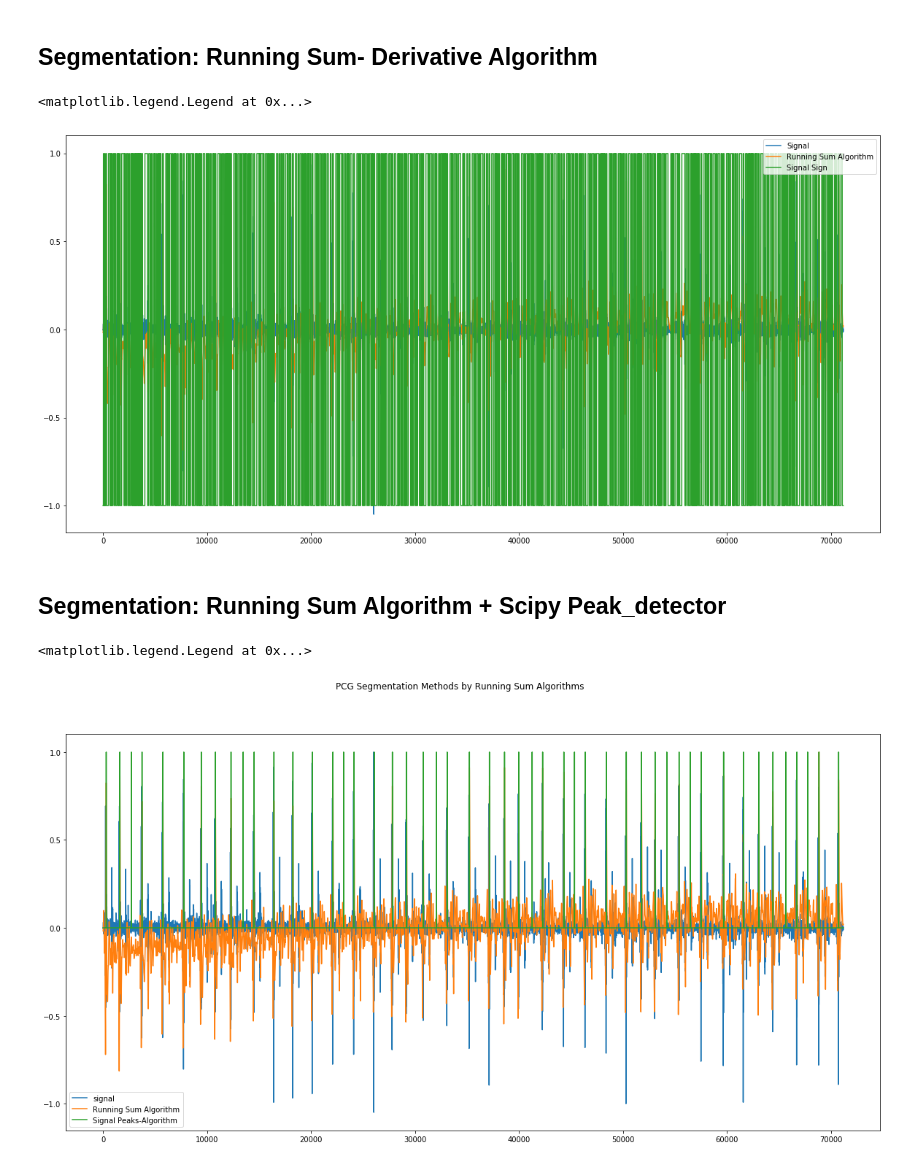
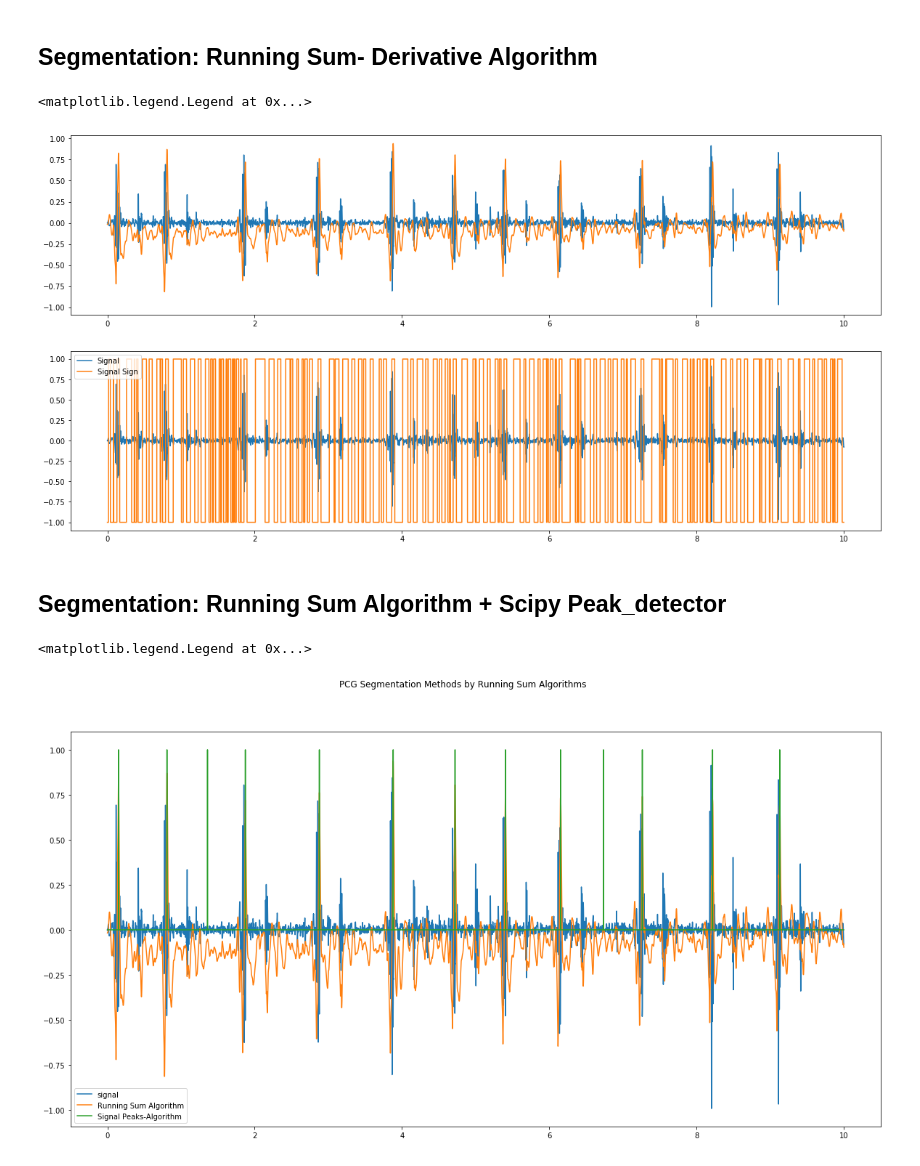
Before and after one commit to kevinmgamboa/Digital-Heart-Sound-Segmentation, a Jupyter notebook: PCG-Segmentation_Methods_01.ipynb, the cells around one changed output. Drawn from its saved outputs; the diff is of its cells as text; code cells hidden in the pictures.

```diff
--- a/PCG-Segmentation_Methods_01.ipynb
+++ b/PCG-Segmentation_Methods_01.ipynb
@@ -57,22 +56,25 @@ plt.show()
 # %%
 # 1. Apply Running Sum algorithm to the PCG signal.
 data1_ = ppf.running_sum(data1)                      # Appliying Running Sum Algorithm
 # 2. Smooth the PCG signal
 F_data1 = ppf.butter_bp_fil(data1_, 0.01,2.5, Fs1)   # Smooth the signal
 # 3. Apply first derivative to the smoothed signal
 xx= ppf.derivate_1(F_data1)                          # Apply the first derivative
 # 4. Smooth the signal again
 xx = ppf.butter_bp_fil(xx, 0.01,2.5, Fs1)            # Smooth the signal
 # 5. Converts all negatives into -1 & all positives to +1
 xxS = np.sign(xx)                                    # Transforms negatives in -1, positives +1
 # ------------------------------------------------------------------------
-plt.plot(data1, label='Signal')
-plt.plot(F_data1, label='Running Sum Algorithm')
-plt.plot(xxS, label='Signal Sign')
+plt.subplot(2,1,1)
+plt.plot(vt1[0:idx1], data1[0:idx1], label='Signal')
+plt.plot(vt1[0:idx1], F_data1[0:idx1], label='Running Sum Algorithm')
+plt.subplot(2,1,2)
+plt.plot(vt1[0:idx1], data1[0:idx1], label='Signal')
+plt.plot(vt1[0:idx1], xxS[0:idx1], label='Signal Sign')
 plt.legend()
 # %% [output]
 <matplotlib.legend.Legend at 0x...>
-[figure, old version]
+[figure, new version]
 # %% [markdown]
 ## Segmentation: Running Sum Algorithm + Scipy Peak_detector
 # %%
@@ -88,10 +90,10 @@ for i in range (len(p[0][:])):
     re[p[0][i]] = 1
 
 plt.suptitle('PCG Segmentation Methods by Running Sum Algorithms')
-plt.plot(data1, label ='signal')
-plt.plot(F_data1, label ='Running Sum Algorithm')
-plt.plot(re, label ='Signal Peaks-Algorithm')
+plt.plot(vt1[0:idx1], data1[0:idx1], label ='signal')
+plt.plot(vt1[0:idx1], F_data1[0:idx1], label ='Running Sum Algorithm')
+plt.plot(vt1[0:idx1], re[0:idx1], label ='Signal Peaks-Algorithm')
 plt.legend()
 # %% [output]
 <matplotlib.legend.Legend at 0x...>
-[figure, old version]
+[figure, new version]
```
Also changed, not shown: parts of 3 cells of this notebook, 1 other file.
